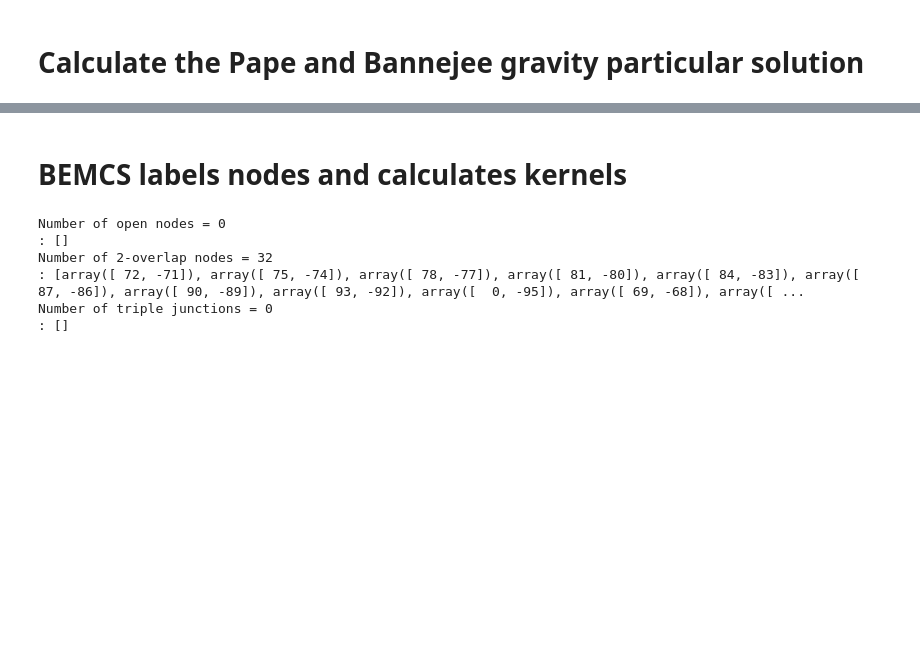
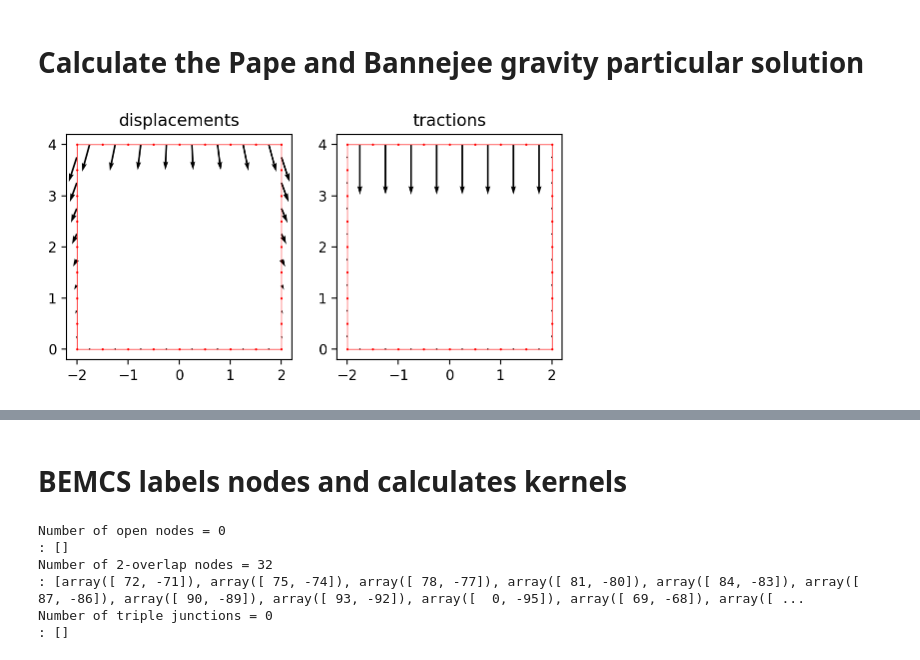
Before and after one commit to mallickrishg/bemcs, a Jupyter notebook: examples/example_box_gravity.ipynb, the cells around one changed output, grey strips where cells are left out. Drawn from its saved outputs; the diff is of its cells as text; code cells hidden in the pictures; blank space fills up the shorter version.

```diff
--- a/examples/example_box_gravity.ipynb
+++ b/examples/example_box_gravity.ipynb
@@ -175,79 +157,81 @@ def get_gravity_particular_solution(x, y, g, rho, material_lambda, material_mu):
     syy = rho * g * y  # Pape and Banerjee (1987) equation (6d)
     sxy = np.zeros_like(x)  # Pape and Banerjee (1987) equation (6e)
     return ux, uy, sxx, syy, sxy
 
 
 ux, uy, sxx, syy, sxy = get_gravity_particular_solution(
     els.x_centers, els.y_centers, g, rho, material_lambda, material_mu
 )
 
 # Calculate tractions
 tx = np.zeros_like(ux)
 ty = np.zeros_like(ux)
 
 for i in range(len(els)):
     stress_tensor = np.zeros((2, 2))
     stress_tensor[0, 0] = sxx[i]
     stress_tensor[1, 1] = syy[i]
     stress_tensor[0, 1] = sxy[i]
     stress_tensor[1, 0] = sxy[i]
     normal_vector = np.array([els.x_normals[i], els.y_normals[i]])
     traction_vector = stress_tensor @ normal_vector
     tx[i] = traction_vector[0]
     ty[i] = traction_vector[1]
 
 
-# plt.figure()
-# plt.subplot(1, 2, 1)
-# plt.title("displacements")
-# for i in range(len(els.x1)):
-#     plt.plot(
-#         [els.x1[i], els.x2[i]],
-#         [els.y1[i], els.y2[i]],
-#         "-",
-#         color="r",
-#         linewidth=0.5,
-#     )
-#     plt.plot(
-#         [els.x1[i], els.x2[i]],
-#         [els.y1[i], els.y2[i]],
-#         "r.",
-#         markersize=1,
-#         linewidth=0.5,
-#     )
-# plt.quiver(els.x_centers, els.y_centers, -ux, -uy)
-# plt.gca().set_aspect("equal")
+plt.figure()
+plt.subplot(1, 2, 1)
+plt.title("displacements")
+for i in range(len(els.x1)):
+    plt.plot(
+        [els.x1[i], els.x2[i]],
+        [els.y1[i], els.y2[i]],
+        "-",
+        color="r",
+        linewidth=0.5,
+    )
+    plt.plot(
+        [els.x1[i], els.x2[i]],
+        [els.y1[i], els.y2[i]],
+        "r.",
+        markersize=1,
+        linewidth=0.5,
+    )
+plt.quiver(els.x_centers, els.y_centers, -ux, -uy)
+plt.gca().set_aspect("equal")
 
-# plt.subplot(1, 2, 2)
-# plt.title("tractions")
-# for i in range(len(els.x1)):
-#     plt.plot(
-#         [els.x1[i], els.x2[i]],
-#         [els.y1[i], els.y2[i]],
-#         "-",
-#         color="r",
-#         linewidth=0.5,
-#     )
-#     plt.plot(
-#         [els.x1[i], els.x2[i]],
-#         [els.y1[i], els.y2[i]],
-#         "r.",
-#         markersize=1,
-#         linewidth=0.5,
-#     )
-# plt.quiver(els.x_centers, els.y_centers, -tx, -ty)
-# plt.gca().set_aspect("equal")
-# plt.show()
+plt.subplot(1, 2, 2)
+plt.title("tractions")
+for i in range(len(els.x1)):
+    plt.plot(
+        [els.x1[i], els.x2[i]],
+        [els.y1[i], els.y2[i]],
+        "-",
+        color="r",
+        linewidth=0.5,
+    )
+    plt.plot(
+        [els.x1[i], els.x2[i]],
+        [els.y1[i], els.y2[i]],
+        "r.",
+        markersize=1,
+        linewidth=0.5,
+    )
+plt.quiver(els.x_centers, els.y_centers, -tx, -ty)
+plt.gca().set_aspect("equal")
+plt.show()
 
 
-# # apply BCs at central nodes
-# # TODO: Modify here
-# N_c = 2 * n_els
-# print(N_c)
-# BC_c = np.zeros((N_c, 1))  # these are the only non-zero entries
+# apply BCs at central nodes
+# TODO: Modify here
+N_c = 2 * n_els
+print(N_c)
+BC_c = np.zeros((N_c, 1))  # these are the only non-zero entries
 
-# BC_c[0:16:2, 0] = -tx[0:8]
-# BC_c[1:16:2, 0] = -ty[0:8]
+BC_c[0:16:2, 0] = -tx[0:8]
+BC_c[1:16:2, 0] = -ty[0:8]
 
-# plt.plot(BC_c)
-# plt.show()
+plt.plot(BC_c)
+plt.show()
+# %% [output]
+[figure, added]
```
Also changed, not shown: parts of 9 cells of this notebook.
